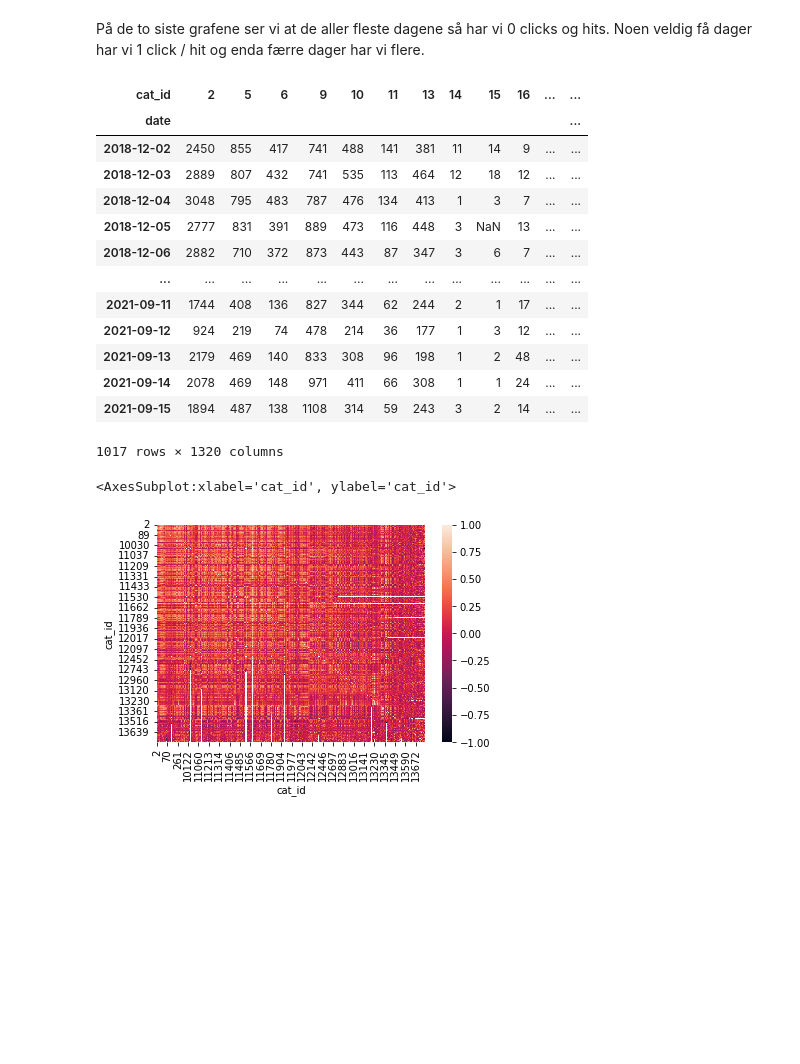
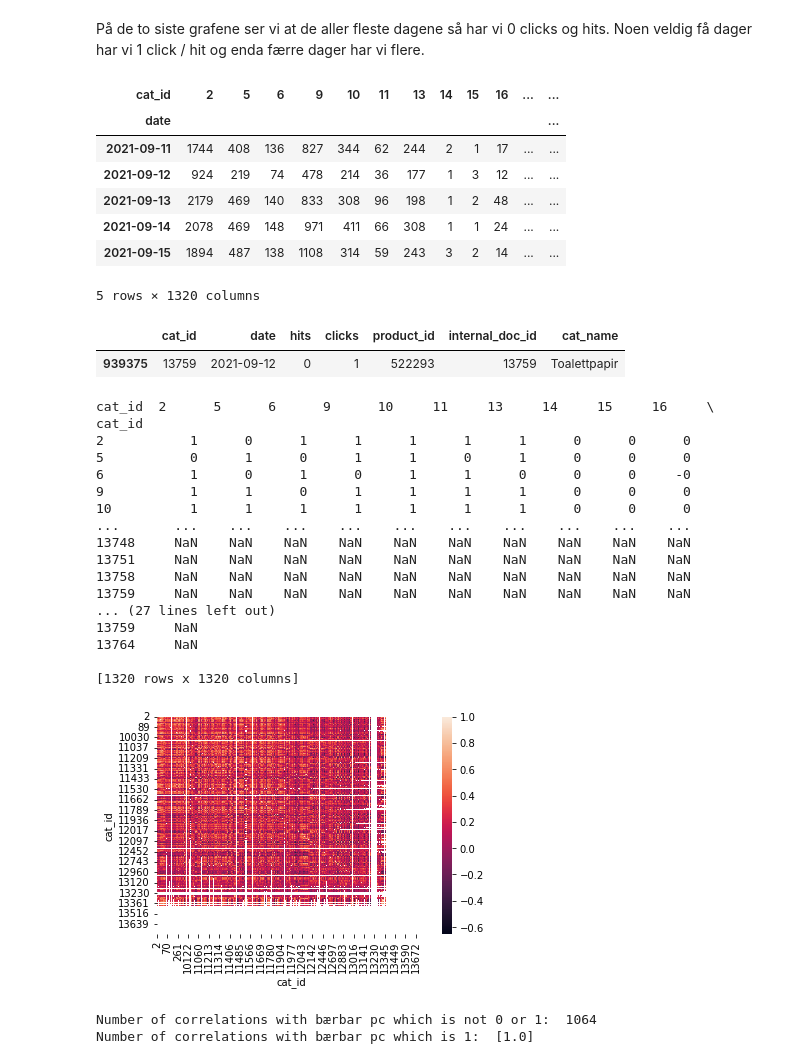
Before and after one commit to sjsivert/Masteroppgave, a Jupyter notebook: notebooks/sindre_anomely_detection.ipynb, the cells around one changed output. Drawn from its saved outputs; the diff is of its cells as text; code cells hidden in the pictures; blank space fills up the shorter version.

Commit message:
Category correlation exploration

```diff
--- a/notebooks/sindre_anomely_detection.ipynb
+++ b/notebooks/sindre_anomely_detection.ipynb
@@ -37,0 +52,18 @@ categories.head()
+# %%
+import matplotlib.pyplot as plt
+import numpy as np
+# Set pandas to use decimal insteaf of scientific e^x notaion
+pd.set_option("display.float_format", lambda x: "%.0f" % x)
+
+interesting_data = data[["date", "hits", "clicks", "product_id", "cat_id"]]
+
+print(f"Unique products: {data['product_id'].nunique()}")
+print(f"Unique categories: {data['cat_id'].nunique()}")
+
+
+grouped = interesting_data.groupby(["cat_id", "date"], as_index=False).sum()
+# Filter away early 2018 data as it seems to contain errors
+grouped = grouped.loc[grouped['date'] > '2018-12-01']
+
+print(grouped)
+grouped.describe()
@@ -301,26 +296,46 @@ Noen veldig få dager har vi 1 click / hit og enda færre dager har vi flere.
 # correlation_matrix = data.corr()
 # sns.heatmap(correlation_matrix)
 data_by_cat_id = grouped.pivot(index=["date"], columns=["cat_id"])["hits"]
-data_by_cat_id
+data_by_cat_id.tail()
 # %% [output]
 | cat_id | 2 | 5 | 6 | 9 | 10 | 11 | 13 | 14 | 15 | 16 | ... | ... |
 | date |  |  |  |  |  |  |  |  |  |  |  | ... |
-| 2018-12-02 | 2450 | 855 | 417 | 741 | 488 | 141 | 381 | 11 | 14 | 9 | ... | ... |
-| 2018-12-03 | 2889 | 807 | 432 | 741 | 535 | 113 | 464 | 12 | 18 | 12 | ... | ... |
-| 2018-12-04 | 3048 | 795 | 483 | 787 | 476 | 134 | 413 | 1 | 3 | 7 | ... | ... |
-| 2018-12-05 | 2777 | 831 | 391 | 889 | 473 | 116 | 448 | 3 | NaN | 13 | ... | ... |
-| 2018-12-06 | 2882 | 710 | 372 | 873 | 443 | 87 | 347 | 3 | 6 | 7 | ... | ... |
-| ... | ... | ... | ... | ... | ... | ... | ... | ... | ... | ... | ... | ... |
 | 2021-09-11 | 1744 | 408 | 136 | 827 | 344 | 62 | 244 | 2 | 1 | 17 | ... | ... |
 | 2021-09-12 | 924 | 219 | 74 | 478 | 214 | 36 | 177 | 1 | 3 | 12 | ... | ... |
 | 2021-09-13 | 2179 | 469 | 140 | 833 | 308 | 96 | 198 | 1 | 2 | 48 | ... | ... |
 | 2021-09-14 | 2078 | 469 | 148 | 971 | 411 | 66 | 308 | 1 | 1 | 24 | ... | ... |
 | 2021-09-15 | 1894 | 487 | 138 | 1108 | 314 | 59 | 243 | 3 | 2 | 14 | ... | ... |
-1017 rows × 1320 columns
+5 rows × 1320 columns
+# %%
+# Check the validity of the pivot table
+grouped_joined[(grouped_joined['date'] == '2021-09-12') & (grouped_joined['cat_id'] == 13759)]
+# Seems to check out
+# %% [output]
+|  | cat_id | date | hits | clicks | product_id | internal_doc_id | cat_name |
+| 939375 | 13759 | 2021-09-12 | 0 | 1 | 522293 | 13759 | Toalettpapir |
 # %%
 import seaborn as sns
-category_correlation = data_by_cat_id.corr()
+# Require at least 200 observations for correlation to be valid
+category_correlation = data_by_cat_id.corr(min_periods=300)
+#plt.figure(figsize=(40,35))
 sns.heatmap(category_correlation)
+category_correlation
 # %% [output]
-<AxesSubplot:xlabel='cat_id', ylabel='cat_id'>
+cat_id  2      5      6      9      10     11     13     14     15     16     \
+cat_id
+2           1      0      1      1      1      1      1      0      0      0
+5           0      1      0      1      1      0      1      0      0      0
+6           1      0      1      0      1      1      0      0      0     -0
+9           1      1      0      1      1      1      1      0      0      0
+10          1      1      1      1      1      1      1      0      0      0
+...       ...    ...    ...    ...    ...    ...    ...    ...    ...    ...
+13748     NaN    NaN    NaN    NaN    NaN    NaN    NaN    NaN    NaN    NaN
+13751     NaN    NaN    NaN    NaN    NaN    NaN    NaN    NaN    NaN    NaN
+13758     NaN    NaN    NaN    NaN    NaN    NaN    NaN    NaN    NaN    NaN
+13759     NaN    NaN    NaN    NaN    NaN    NaN    NaN    NaN    NaN    NaN
+... (27 lines left out)
+13759     NaN
+13764     NaN
+
+[1320 rows x 1320 columns]
-[figure, old version]
+[figure, new version]
@@ -328,0 +344,15 @@ print("Hello World!")
+# %%
+# Find number of correlations with bærbar-pc som ikke er 0 eller 1
+pc_correlations = category_correlation[2].dropna()
+print("Number of correlations with bærbar pc which is not 0 or 1: ",
+  len(
+  list(
+    filter(lambda x: x != 0 and x != 1,
+       pc_correlations
+      )
+  )
+))
+print("Number of correlations with bærbar pc which is 1: ",list(filter(lambda x: x == 1, pc_correlations)))
+# %% [output]
+Number of correlations with bærbar pc which is not 0 or 1:  1064
+Number of correlations with bærbar pc which is 1:  [1.0]
```
Also changed, not shown: parts of 16 cells of this notebook, 1 other file.
